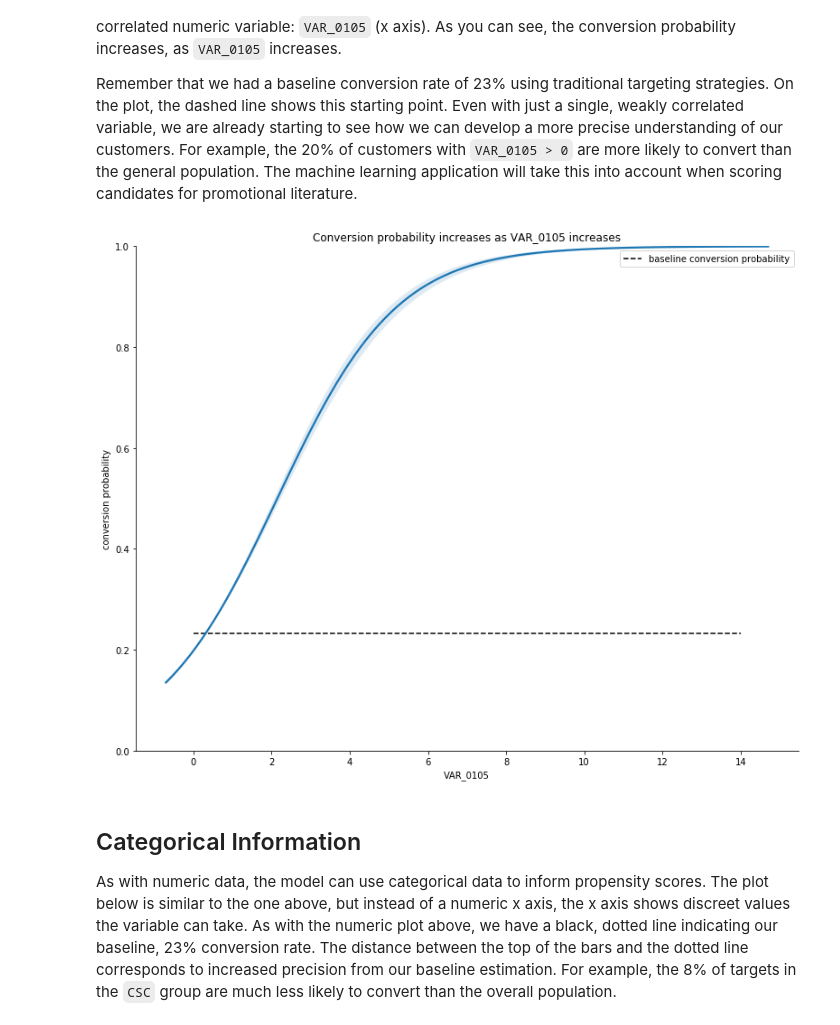
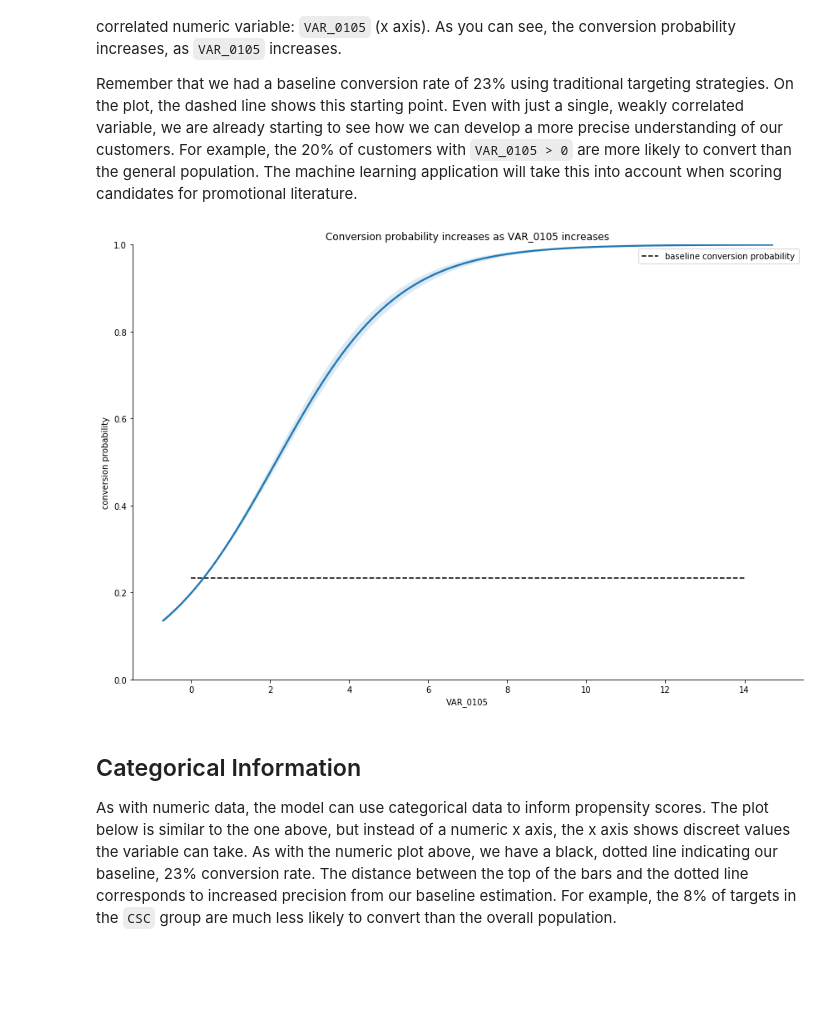
Before and after one commit to TonyBlonigan/marketing_campaign_optimization, a Jupyter notebook: presentation.ipynb, the cells around one changed output. Cells and saved outputs as stored; diff of their text form; code cells hidden in the pictures; blank space fills up the shorter version.

```diff
--- a/presentation.ipynb
+++ b/presentation.ipynb
@@ -44,6 +46,7 @@ import pandas as pd
 import pickle
 import seaborn as sns
 from scipy.stats import entropy
+import warnings
 
 # modeling libraries
 from sklearn.compose import ColumnTransformer
@@ -58,10 +61,13 @@ from sklearn.preprocessing import OneHotEncoder, StandardScaler, PowerTransforme
 
 # THIS SECTION JUST LOADS DATA, SETS DATA TYPES, AND MAKES SURE NA VALUES ARE np.nan
 # read data if its not already loaded
-try:
-    df
-except NameError:
-    df = pd.read_csv('data/train.csv.zip')
+with warnings.catch_warnings():
+    warnings.simplefilter("ignore")
+
+    try:
+        df
+    except NameError:
+        df = pd.read_csv('data/train.csv.zip')
 
 # convert boolean columns to dtype of boolean
 bool_cols = []
@@ -202,46 +208,47 @@ The plot below shows the conversion probabilty of a customer (y axis), given the
 
 Remember that we had a baseline conversion rate of 23% using traditional targeting strategies. On the plot, the dashed line shows this starting point. Even with just a single, weakly correlated variable, we are already starting to see how we can develop a more precise understanding of our customers. For example, the 20% of customers with `VAR_0105 > 0` are more likely to convert than the general population. The machine learning application will take this into account when scoring candidates for promotional literature.
 # %%
-# calculate all numeric correlations with the target
-x_train_num = x_train.select_dtypes(exclude='object')
-
 col_corr_cols = []
 col_corr = []
 
-for c in x_train_num.columns:
+for c in num_cols:
     # ignore nans
     msk = ~np.isnan(x_train_num[c])
-    this_cor = np.corrcoef(x_train_num.loc[msk, c], y_train.loc[msk, 'target'])[0][1]
+
+    # surpress a bunch of undefined value warnings
+    with warnings.catch_warnings():
+        warnings.simplefilter("ignore")
+        this_cor = np.corrcoef(x_train.loc[msk, c], y_train.loc[msk, 'target'])[0][1]
 
     if np.isnan(this_cor):
         continue
     else:
         col_corr_cols.append(c)
         col_corr.append(this_cor)
 
 # find most correlated column
 col_corr = np.array(col_corr)
 
 # find
 idx_max = np.argmax(np.abs(col_corr))
 c = col_corr_cols[idx_max]
 
 p_naive = y_train.target.value_counts()[1] / len(y_train)
 
-sns_df = pd.concat((x_train_num, y_train), axis=1)
+sns_df = pd.concat((x_train, y_train), axis=1)
 sns.lmplot(c,'target', data=sns_df,
-           logistic=True, scatter=False, height=8.5, aspect=11/8.5)
-plt.hlines(p_naive, min(x_train_num[c]), max(x_train_num[c]), linestyles='--',
+           logistic=True, scatter=False, height=8, aspect=12/8)
+plt.hlines(p_naive, min(x_train[c]), max(x_train[c]), linestyles='--',
            label='baseline conversion probability')
 plt.ylim(0, 1)
 plt.title(f'Conversion probability increases as {c} increases')
 plt.ylabel(f'conversion probability')
 plt.legend()
 plt.show()
 
-del x_train_num, sns_df
+del sns_df
 # %% [output]
-[figure, old version]
+[figure, new version]
 # %% [markdown]
 ## Categorical Information
 As with numeric data, the model can use categorical data to inform propensity scores. The plot below is similar to the one above, but instead of a numeric x axis, the x axis shows discreet values the variable can take. As with the numeric plot above, we have a black, dotted line indicating our baseline, 23% conversion rate. The distance between the top of the bars and the dotted line corresponds to increased precision from our baseline estimation. For example, the 8% of targets in the `CSC` group are much less likely to convert than the overall population.
```
Also changed, not shown: parts of 12 cells of this notebook.
